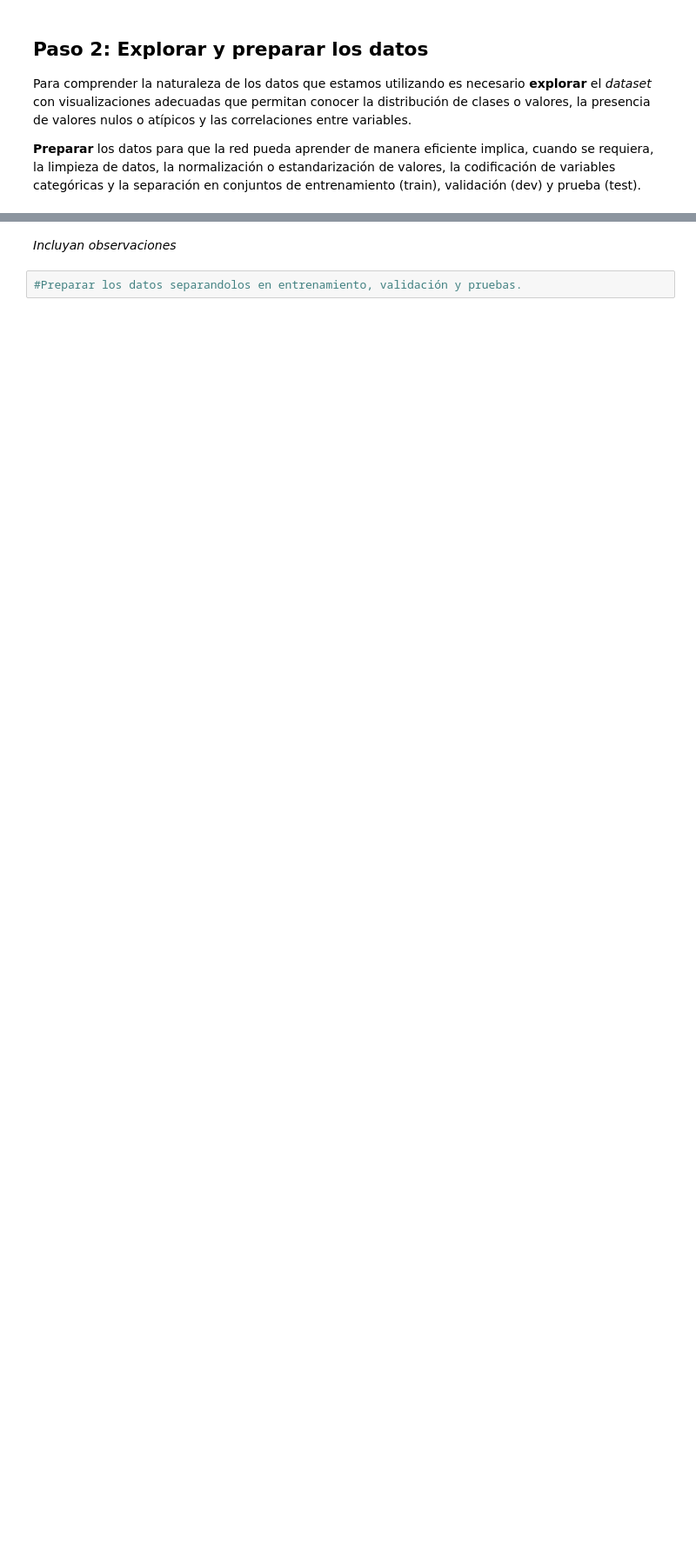
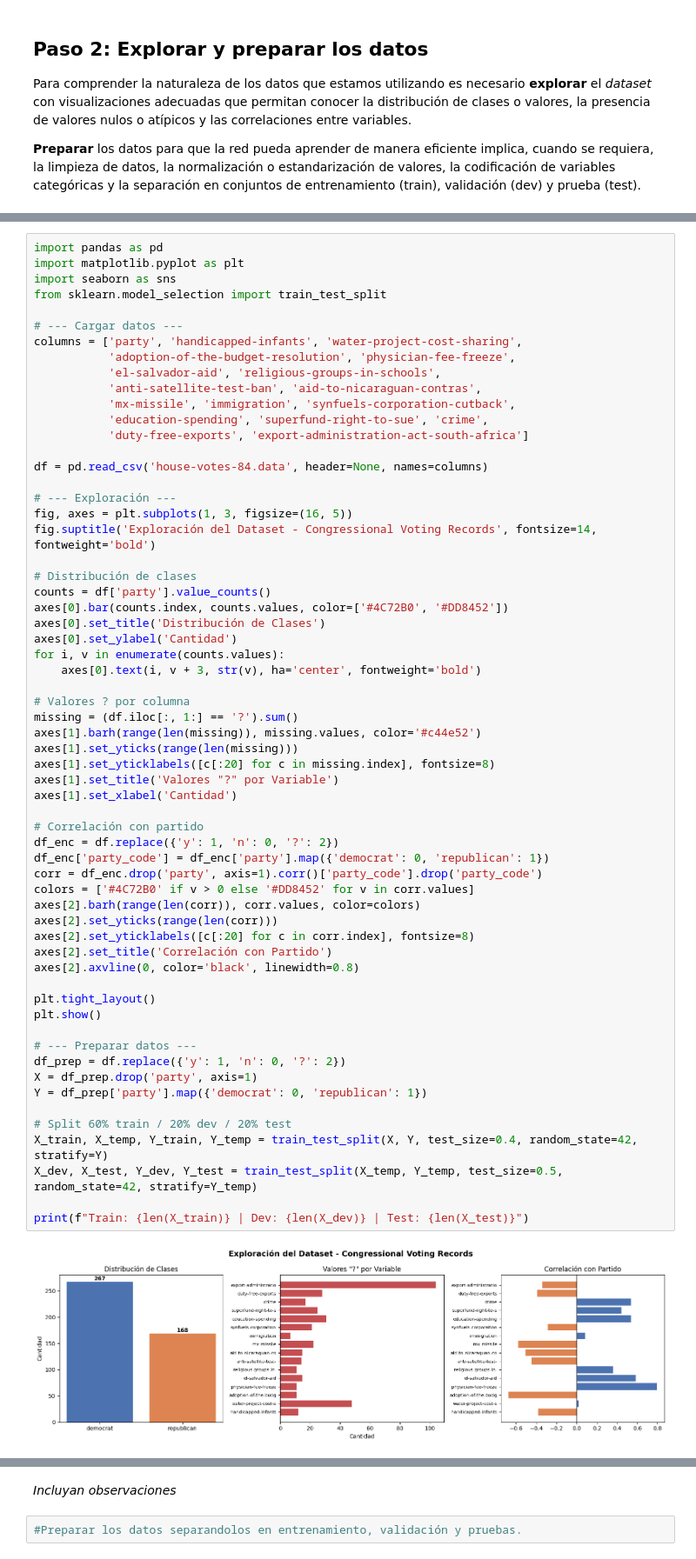
Before and after one commit to Jacobo2025/LAB_PTIA, a Jupyter notebook: DT_PTIA_2026-1C (1).ipynb, the cells around one changed output, grey strips where cells are left out. Shown at 87% size. Saved outputs shown, nothing was run; the diff lists cells and outputs as text; blank space fills up the shorter version.

```diff
--- a/DT_PTIA_2026-1C (1).ipynb
+++ b/DT_PTIA_2026-1C (1).ipynb
@@ -371,0 +361,63 @@ print(myvar)
+# %%
+import pandas as pd
+import matplotlib.pyplot as plt
+import seaborn as sns
+from sklearn.model_selection import train_test_split
+
+# --- Cargar datos ---
+columns = ['party', 'handicapped-infants', 'water-project-cost-sharing',
+           'adoption-of-the-budget-resolution', 'physician-fee-freeze',
+           'el-salvador-aid', 'religious-groups-in-schools',
+           'anti-satellite-test-ban', 'aid-to-nicaraguan-contras',
+           'mx-missile', 'immigration', 'synfuels-corporation-cutback',
+           'education-spending', 'superfund-right-to-sue', 'crime',
+           'duty-free-exports', 'export-administration-act-south-africa']
+
+df = pd.read_csv('house-votes-84.data', header=None, names=columns)
+
+# --- Exploración ---
+fig, axes = plt.subplots(1, 3, figsize=(16, 5))
+fig.suptitle('Exploración del Dataset - Congressional Voting Records', fontsize=14, fontweight='bold')
+
+# Distribución de clases
+counts = df['party'].value_counts()
+axes[0].bar(counts.index, counts.values, color=['#4C72B0', '#DD8452'])
+axes[0].set_title('Distribución de Clases')
+axes[0].set_ylabel('Cantidad')
+for i, v in enumerate(counts.values):
+    axes[0].text(i, v + 3, str(v), ha='center', fontweight='bold')
+
+# Valores ? por columna
+missing = (df.iloc[:, 1:] == '?').sum()
+axes[1].barh(range(len(missing)), missing.values, color='#c44e52')
+axes[1].set_yticks(range(len(missing)))
+axes[1].set_yticklabels([c[:20] for c in missing.index], fontsize=8)
+axes[1].set_title('Valores "?" por Variable')
+axes[1].set_xlabel('Cantidad')
+
+# Correlación con partido
+df_enc = df.replace({'y': 1, 'n': 0, '?': 2})
+df_enc['party_code'] = df_enc['party'].map({'democrat': 0, 'republican': 1})
+corr = df_enc.drop('party', axis=1).corr()['party_code'].drop('party_code')
+colors = ['#4C72B0' if v > 0 else '#DD8452' for v in corr.values]
+axes[2].barh(range(len(corr)), corr.values, color=colors)
+axes[2].set_yticks(range(len(corr)))
+axes[2].set_yticklabels([c[:20] for c in corr.index], fontsize=8)
+axes[2].set_title('Correlación con Partido')
+axes[2].axvline(0, color='black', linewidth=0.8)
+
+plt.tight_layout()
+plt.show()
+
+# --- Preparar datos ---
+df_prep = df.replace({'y': 1, 'n': 0, '?': 2})
+X = df_prep.drop('party', axis=1)
+Y = df_prep['party'].map({'democrat': 0, 'republican': 1})
+
+# Split 60% train / 20% dev / 20% test
+X_train, X_temp, Y_train, Y_temp = train_test_split(X, Y, test_size=0.4, random_state=42, stratify=Y)
+X_dev, X_test, Y_dev, Y_test = train_test_split(X_temp, Y_temp, test_size=0.5, random_state=42, stratify=Y_temp)
+
+print(f"Train: {len(X_train)} | Dev: {len(X_dev)} | Test: {len(X_test)}")
+# %% [output]
+[figure, added]
```
Also changed, not shown: parts of 14 cells of this notebook.
